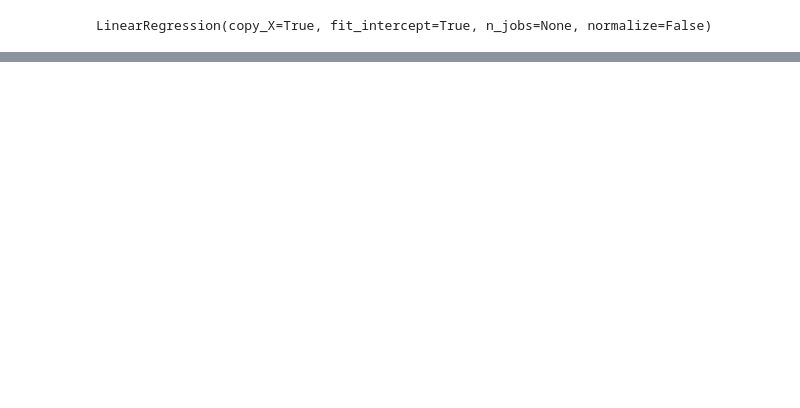
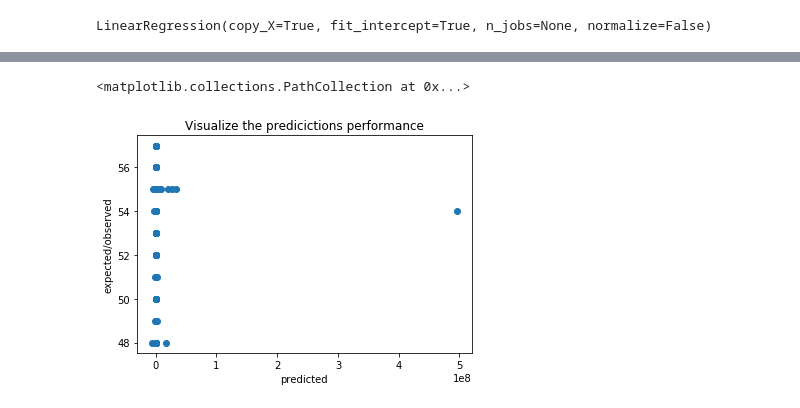
Before and after one commit to philipwalsh/digitrecognizer, a Jupyter notebook: lr-test.ipynb, the cells around one changed output, grey strips where cells are left out. Cells and saved outputs as stored; diff of their text form; code cells hidden in the pictures; blank space fills up the shorter version.

```diff
--- a/lr-test.ipynb
+++ b/lr-test.ipynb
@@ -117,0 +130,7 @@ plt.scatter(predicted, expected)
+# %%
+# do a preditction on the hold out data
+predicted = pd.DataFrame(model_lr.predict(X_test))
+predicted.columns=['digit_guess']
+predicted['digit_guess'] = predicted['digit_guess'].astype(int)
+#df.a = df.a.astype(float)
+expected = y_test
@@ -117,0 +167,11 @@ plt.scatter(predicted, expected)
+# %%
+# plot the predicted vs the expected.
+# how well did the model perform
+#plt.plot([45, 60], [45, 60], color='red')
+plt.title('Visualize the predicictions performance')
+plt.xlabel('predicted')
+plt.ylabel('expected/observed')
+plt.scatter(predicted, expected)
+# %% [output]
+<matplotlib.collections.PathCollection at 0x...>
+[figure, added]
```
Also changed, not shown: parts of 14 cells of this notebook, 2 other files.
